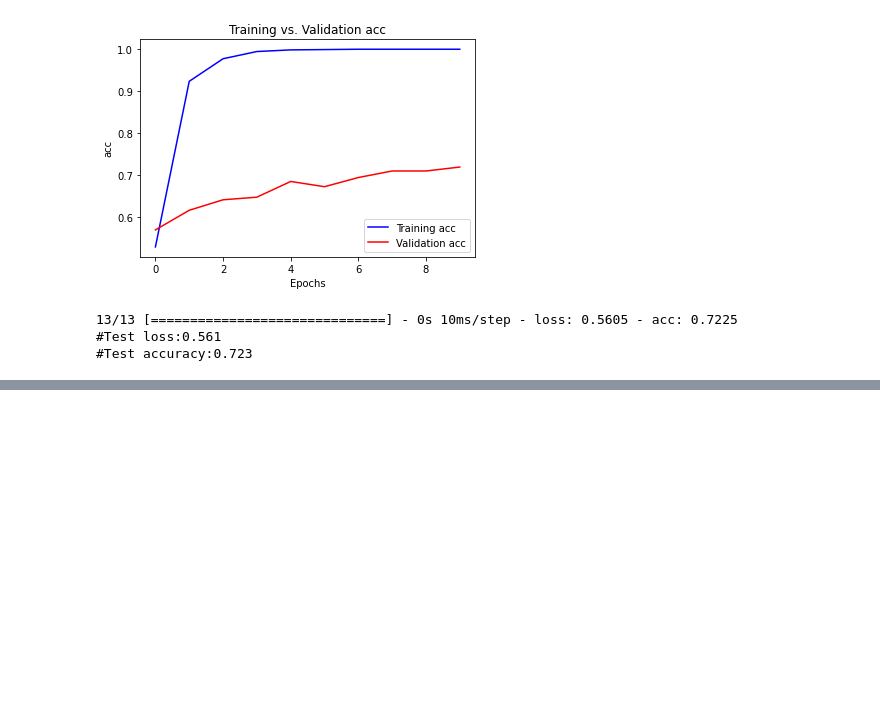
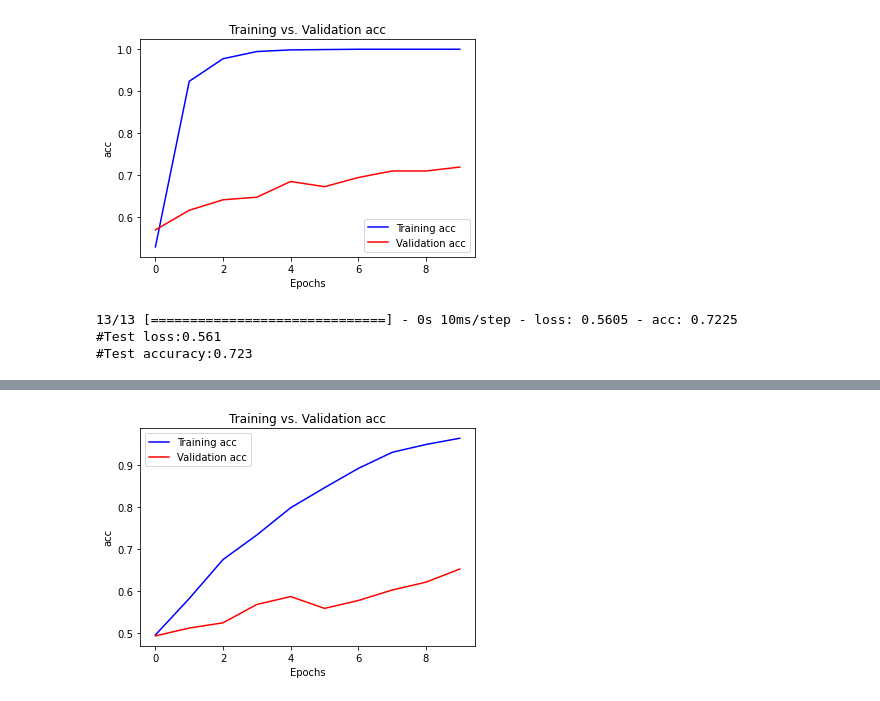
Before and after one commit to devamateur/text-mining-practice, a Jupyter notebook: ch10_RNN/RNN1.ipynb, the cells around one changed output, grey strips where cells are left out. Saved outputs shown, nothing was run; the diff lists cells and outputs as text; code cells hidden in the pictures; blank space fills up the shorter version.

```diff
--- a/ch10_RNN/RNN1.ipynb
+++ b/ch10_RNN/RNN1.ipynb
@@ -218,0 +252,34 @@ print(f'#Test accuracy:{score[1]:.3f}')
+# %%
+adam = Adam(learning_rate=1e-4)   # 옵티마이저 adam, 객체로 선언하면 학습률 지정이 가능
+model.compile(optimizer=adam, loss='binary_crossentropy', metrics=['acc'])
+
+# 학습
+history = model.fit(X_train, y_train,
+                    epochs=10,
+                    verbose=0,
+                    validation_split=0.2)
+# %%
+%matplotlib inline
+import matplotlib.pyplot as plt
+
+def plot_results(history, metric):
+    plt.plot(history.history[metric], 'b', label='Training '+metric)
+    plt.plot(history.history['val_'+metric], 'r', label='Validation '+metric)
+    plt.title('Training vs. Validation '+metric)
+    plt.xlabel('Epochs')
+    plt.ylabel(metric)
+    plt.legend()
+    plt.show()
+
+
+plot_results(history, 'acc')
+
+# 모델 평가
+score = model.evaluate(X_test, y_test)
+print(f'#Test loss:{score[0]:.3f}')
+print(f'#Test accuracy:{score[1]:.3f}')
+
+# 테스트 성능이 좋지 못함
+## 기울기 소실로 장기의존성이 학습되지 못한 것 -> LSTM으로 해결
+# %% [output]
+[figure, added]
```
Also changed, not shown: parts of 5 cells of this notebook.
